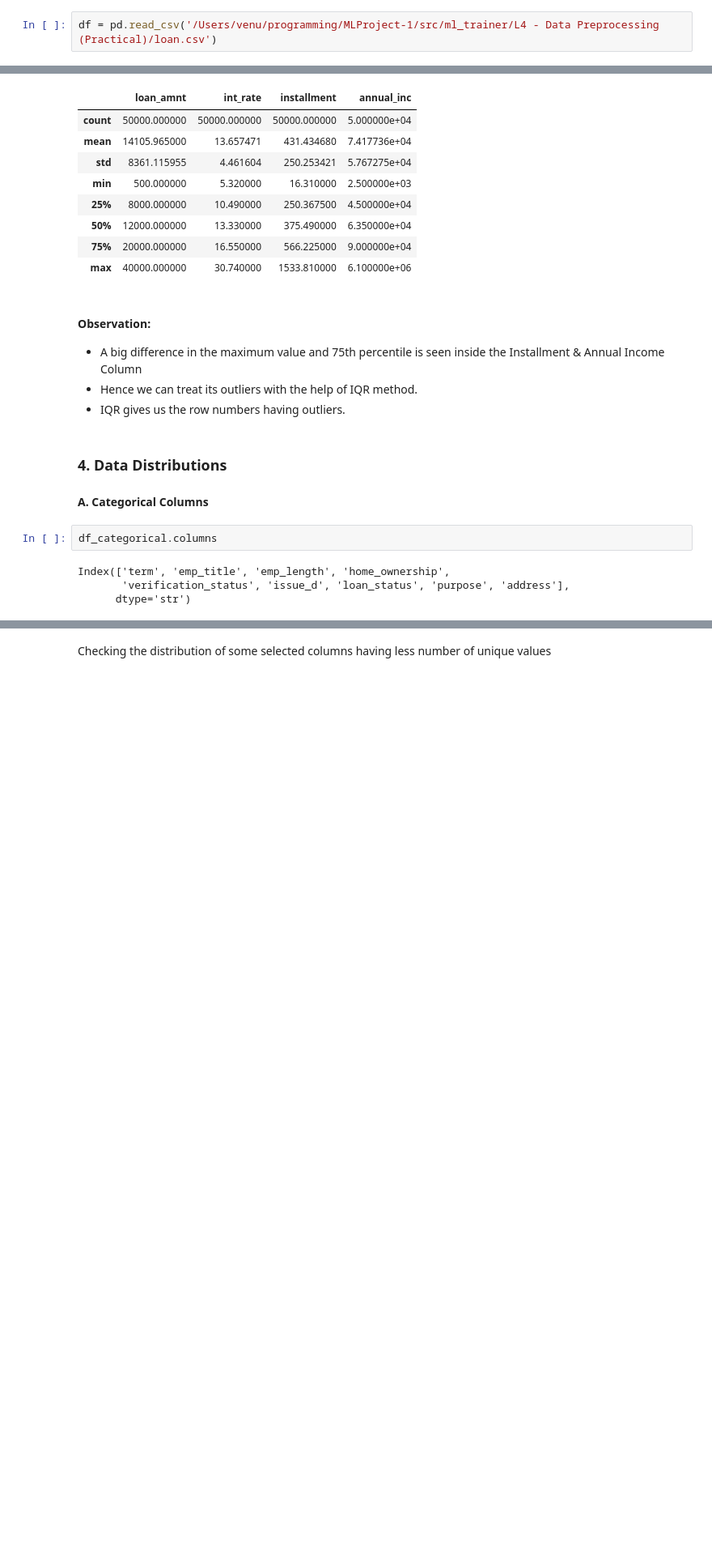
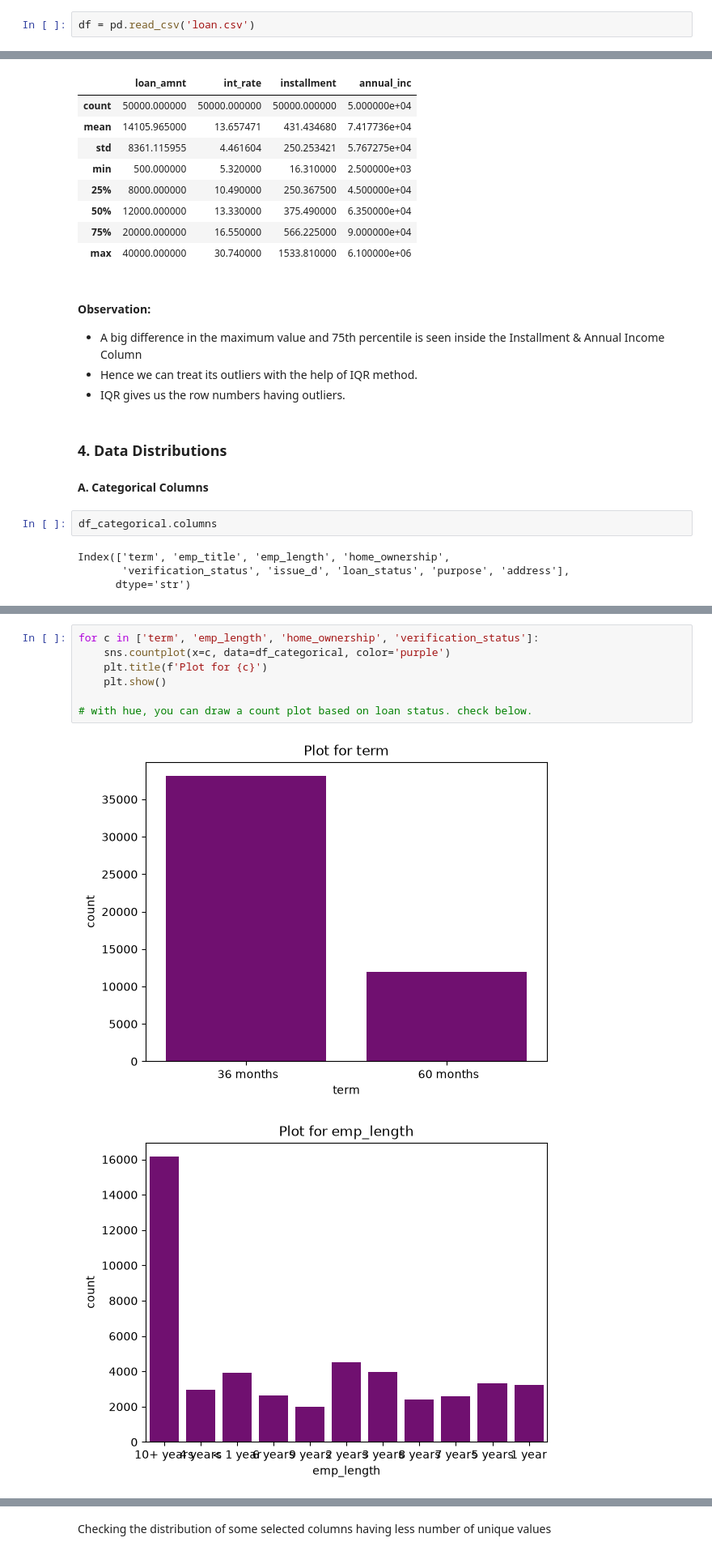
Before and after one commit to venugk81/MLProject-1, a Jupyter notebook: src/ml_trainer/L4 - 8th oct Data Preprocessing (Practical)/Data Preprocessing.ipynb, the cells around one changed output, grey strips where cells are left out. Shown at 81% size. Drawn from its saved outputs; the diff is of its cells as text; blank space fills up the shorter version.

```diff
--- a/src/ml_trainer/L5 - Data Preprocessing (Practical) Continued/Data Preprocessing2.ipynb
+++ b/src/ml_trainer/L4 - 8th oct Data Preprocessing (Practical)/Data Preprocessing.ipynb
@@ -9,4 +9,4 @@ import numpy as np
 import matplotlib.pyplot as plt
 import seaborn as sns
 # %%
-df = pd.read_csv('/Users/venu/programming/MLProject-1/src/ml_trainer/L4 - Data Preprocessing (Practical)/loan.csv')
+df = pd.read_csv('loan.csv')
@@ -181,3 +190,13 @@ issue_d - 115
 loan_status - 2
 purpose - 14
 address - 49954
+# %%
+for c in ['term', 'emp_length', 'home_ownership', 'verification_status']:
+    sns.countplot(x=c, data=df_categorical, color='purple')
+    plt.title(f'Plot for {c}')
+    plt.show()
+
+# with hue, you can draw a count plot based on loan status. check below.
+# %% [output]
+[figure, added]
+[figure, added]
```
Also changed, not shown: parts of 147 cells of this notebook, 6 other files.
